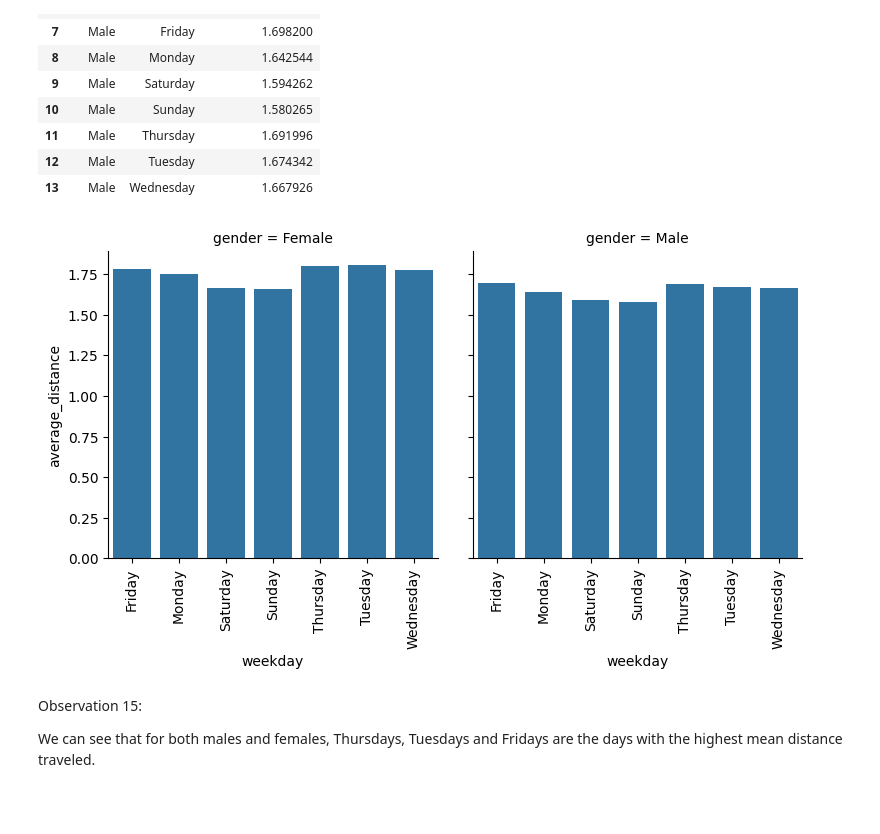
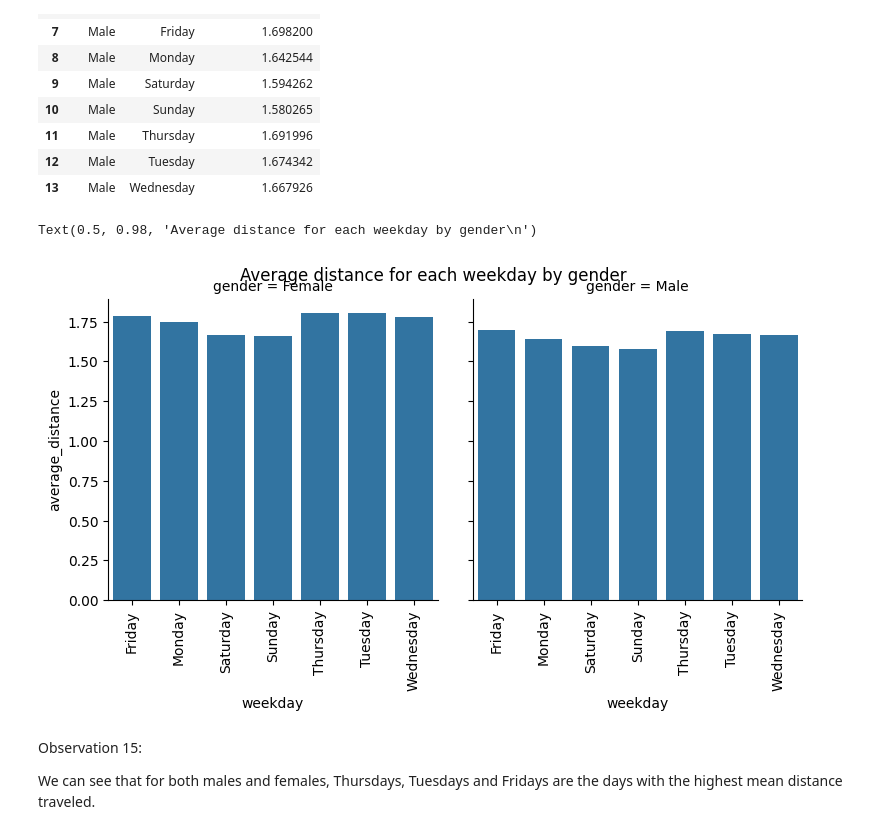
Before and after one commit to Emekadavid/fordgobike, a Jupyter notebook: fordgobike_part_1.ipynb, the cells around one changed output. Drawn from its saved outputs; the diff is of its cells as text; code cells hidden in the pictures; blank space fills up the shorter version.

```diff
--- a/fordgobike_part_1.ipynb
+++ b/fordgobike_part_1.ipynb
@@ -762,11 +762,14 @@ ford2_group.rename(columns={"member_gender":"gender", "weekday_start": "weekday"
 # %%
 # plot the relationship in a facet
 g = sns.FacetGrid(data=ford2_group, col='gender', height=4, aspect=1)
 g.map(sns.barplot, "weekday", "average_distance")
 for axes in g.axes.flat:
     _ = axes.set_xticklabels(axes.get_xticklabels(), rotation=90)
+g.fig.subplots_adjust(top=0.9)
+g.fig.suptitle("Average distance for each weekday by gender\n")
 # %% [output]
+Text(0.5, 0.98, 'Average distance for each weekday by gender\n')
-[figure, old version]
+[figure, new version]
 # %% [markdown]
 Observation 15:
 
```
Also changed, not shown: parts of 2 cells of this notebook, 1 other file.
